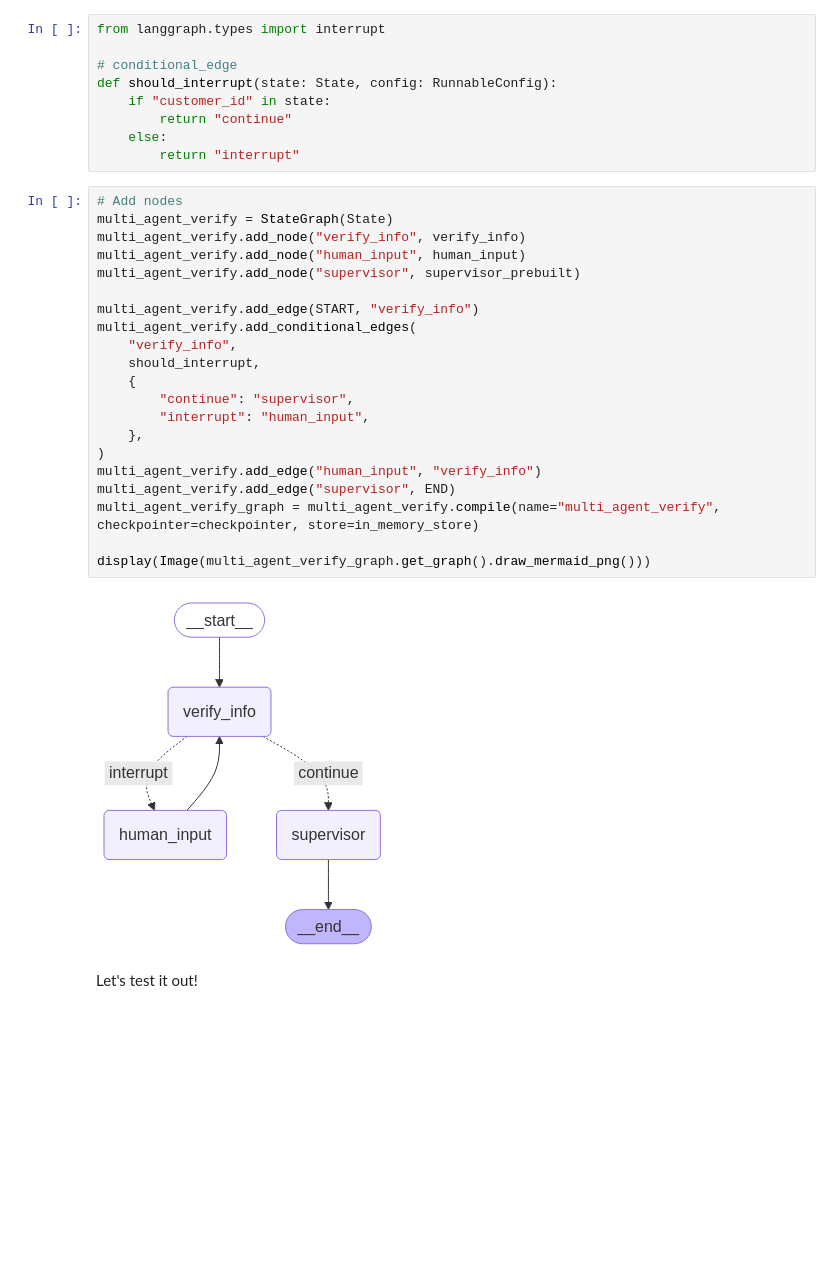
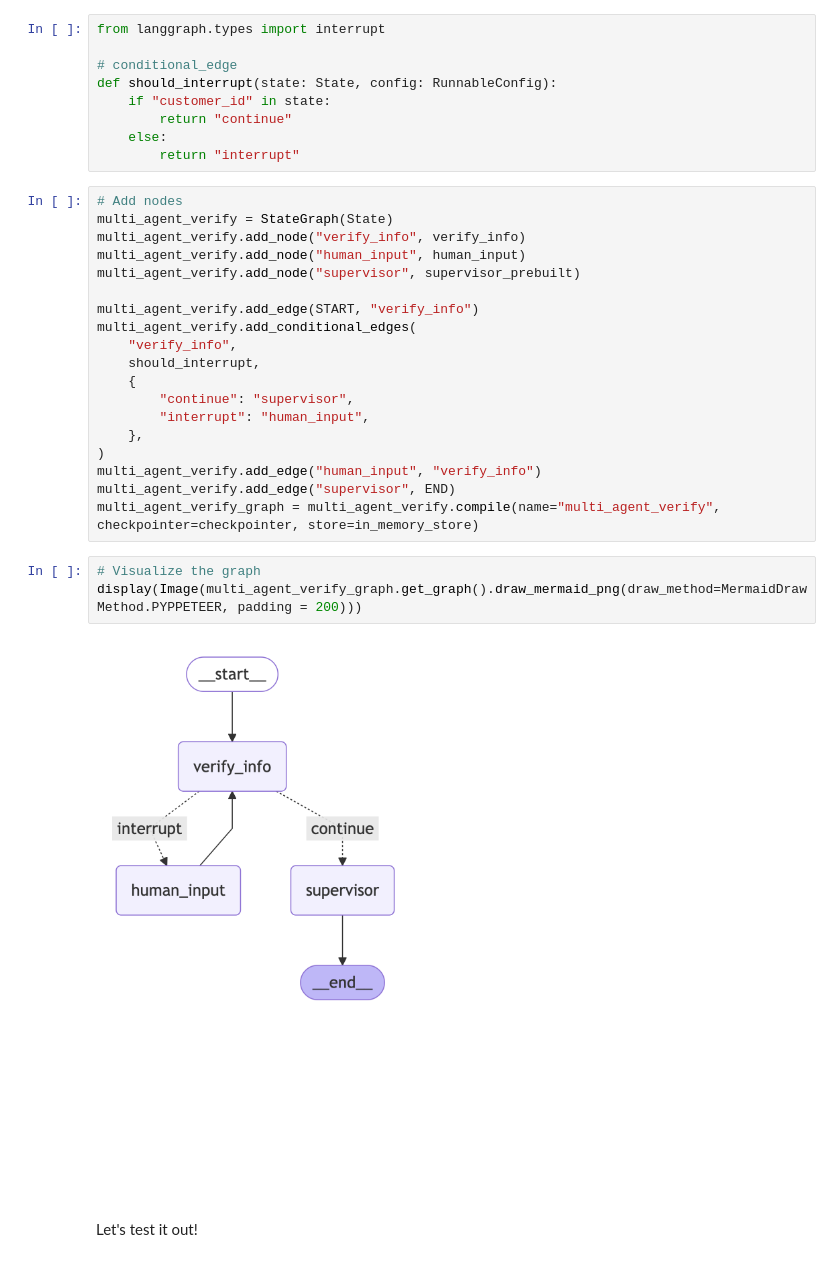
Before and after one commit to catherine-langchain/LangGraph-Multi-Agent-101, a Jupyter notebook: multi-agent-101.ipynb, the cells around one changed output. Drawn from its saved outputs; the diff is of its cells as text; blank space fills up the shorter version.

```diff
--- a/multi-agent-101.ipynb
+++ b/multi-agent-101.ipynb
@@ -685,10 +693,11 @@ multi_agent_verify.add_conditional_edges(
 multi_agent_verify.add_edge("human_input", "verify_info")
 multi_agent_verify.add_edge("supervisor", END)
 multi_agent_verify_graph = multi_agent_verify.compile(name="multi_agent_verify", checkpointer=checkpointer, store=in_memory_store)
-
-display(Image(multi_agent_verify_graph.get_graph().draw_mermaid_png()))
-# %% [output]
-[figure, removed]
+# %%
+# Visualize the graph
+display(Image(multi_agent_verify_graph.get_graph().draw_mermaid_png(draw_method=MermaidDrawMethod.PYPPETEER, padding = 200)))
+# %% [output]
+[figure, added]
 # %% [markdown]
 Let's test it out!
 # %%
```
Also changed, not shown: parts of 16 cells of this notebook, 1 other file.
